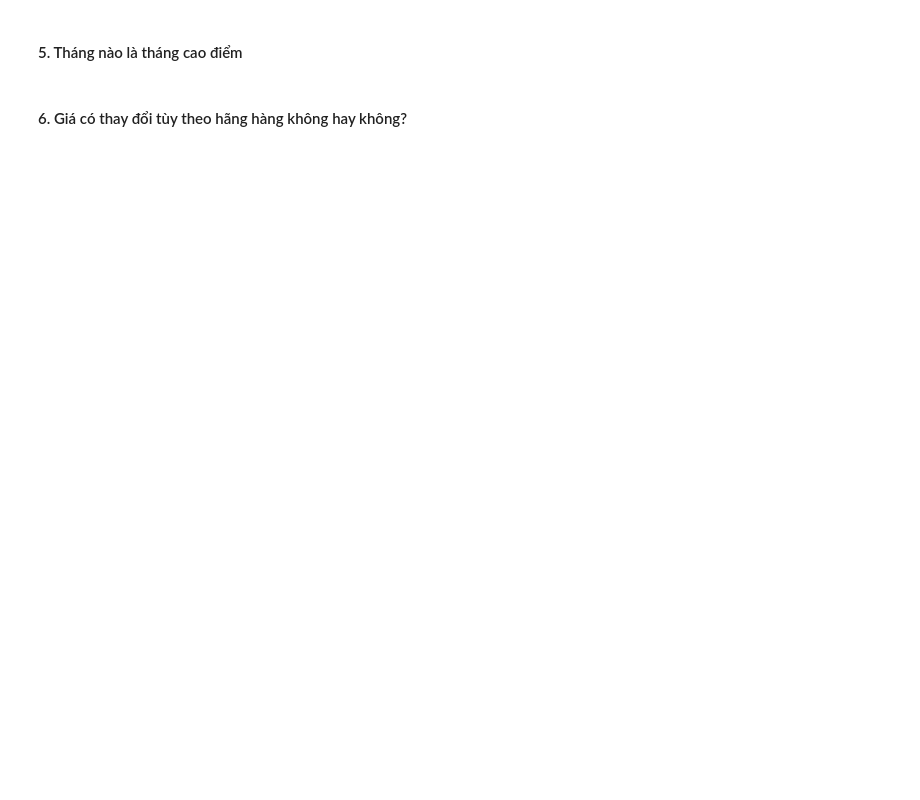
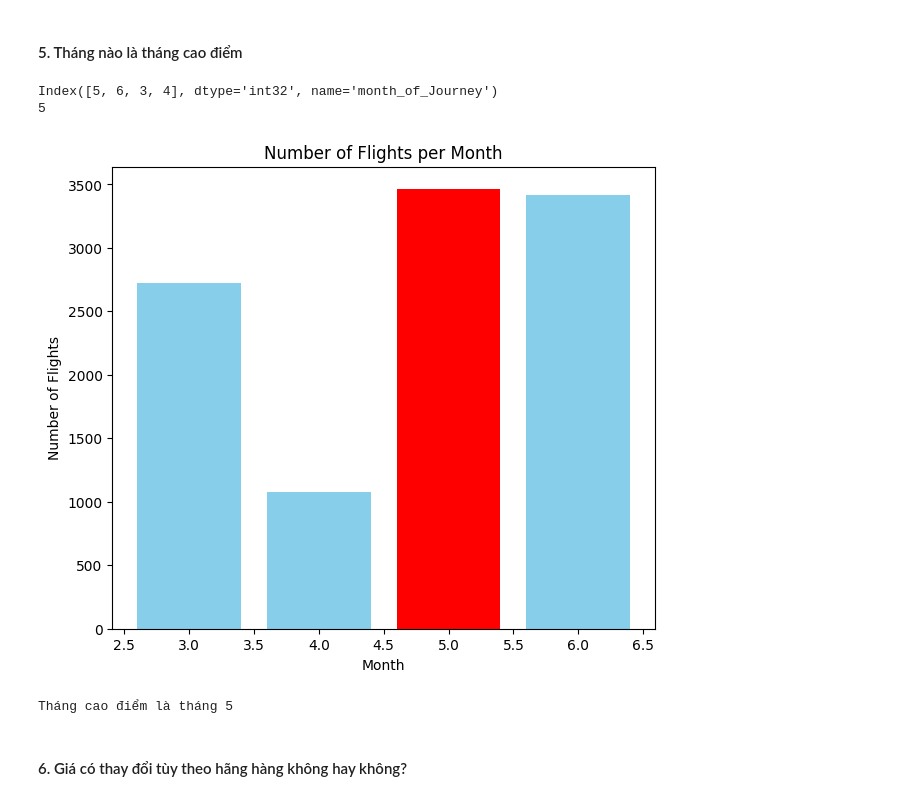
Before and after one commit to vngson/PTDLUD, a Jupyter notebook: main.ipynb, the cells around one changed output. Cells and saved outputs as stored; diff of their text form; code cells hidden in the pictures; blank space fills up the shorter version.

```diff
--- a/main.ipynb
+++ b/main.ipynb
@@ -136,4 +219,33 @@ dtype: float64
 # %% [markdown]
 #### 5. Tháng nào là tháng cao điểm
+# %%
+flights_count_by_month = merged_data['month_of_Journey'].value_counts()
+#Lấy index của nguồn có số chuyến bay nhiều nhất
+n = flights_count_by_month.idxmax()
+print(flights_count_by_month.index)
+print(n)
+# %% [output]
+Index([5, 6, 3, 4], dtype='int32', name='month_of_Journey')
+5
+# %%
+#Tính số chuyến bay theo tháng và sắp xếp tăng dần
+flights_count_by_month = merged_data['month_of_Journey'].value_counts()
+#Lấy index của nguồn có số chuyến bay nhiều nhất
+n = flights_count_by_month.idxmax()
+
+#Vẽ barchart
+plt.figure(figsize=(7, 6))
+plt.bar(flights_count_by_month.index, flights_count_by_month, color='skyblue')
+plt.bar(n, flights_count_by_month[n], color='red')
+plt.xlabel('Month')
+plt.ylabel('Number of Flights')
+plt.title('Number of Flights per Month')
+plt.show()
+
+
+print(f'Tháng cao điểm là tháng {n}')
+# %% [output]
+[figure, added]
+Tháng cao điểm là tháng 5
 # %% [markdown]
 #### 6. Giá có thay đổi tùy theo hãng hàng không hay không?
```
Also changed, not shown: parts of 12 cells of this notebook.
